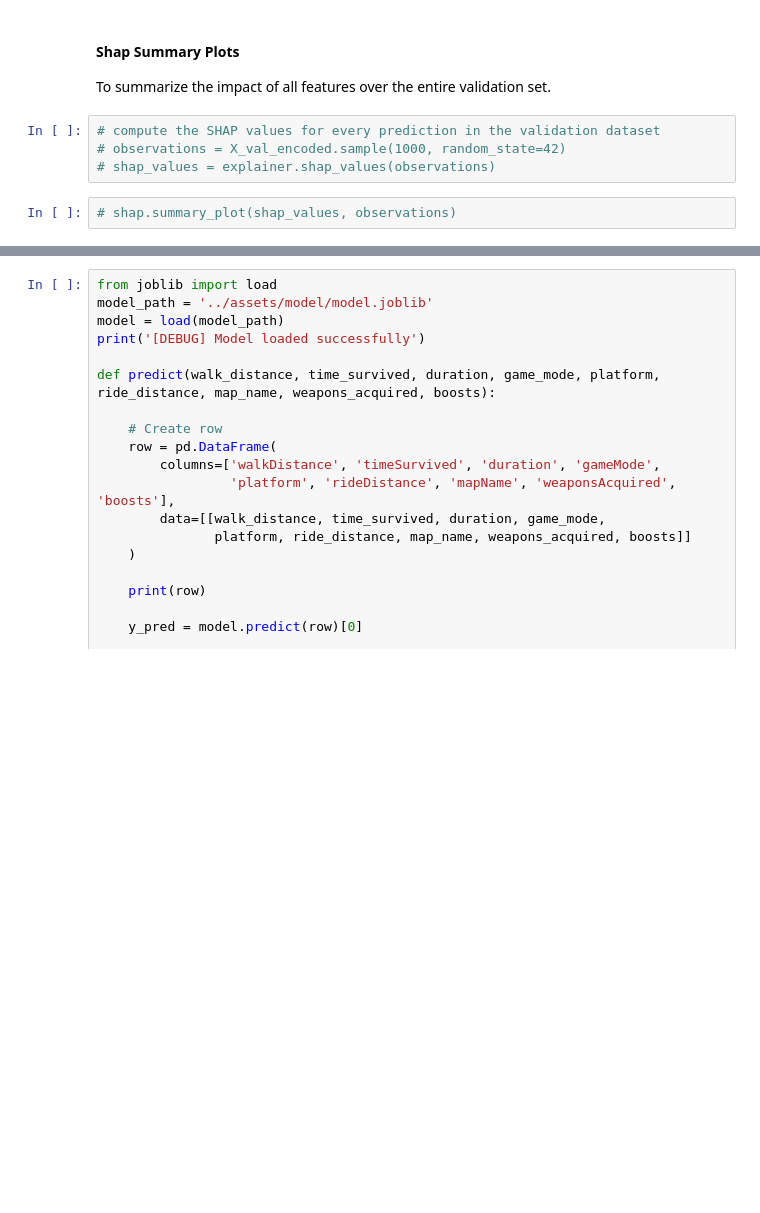
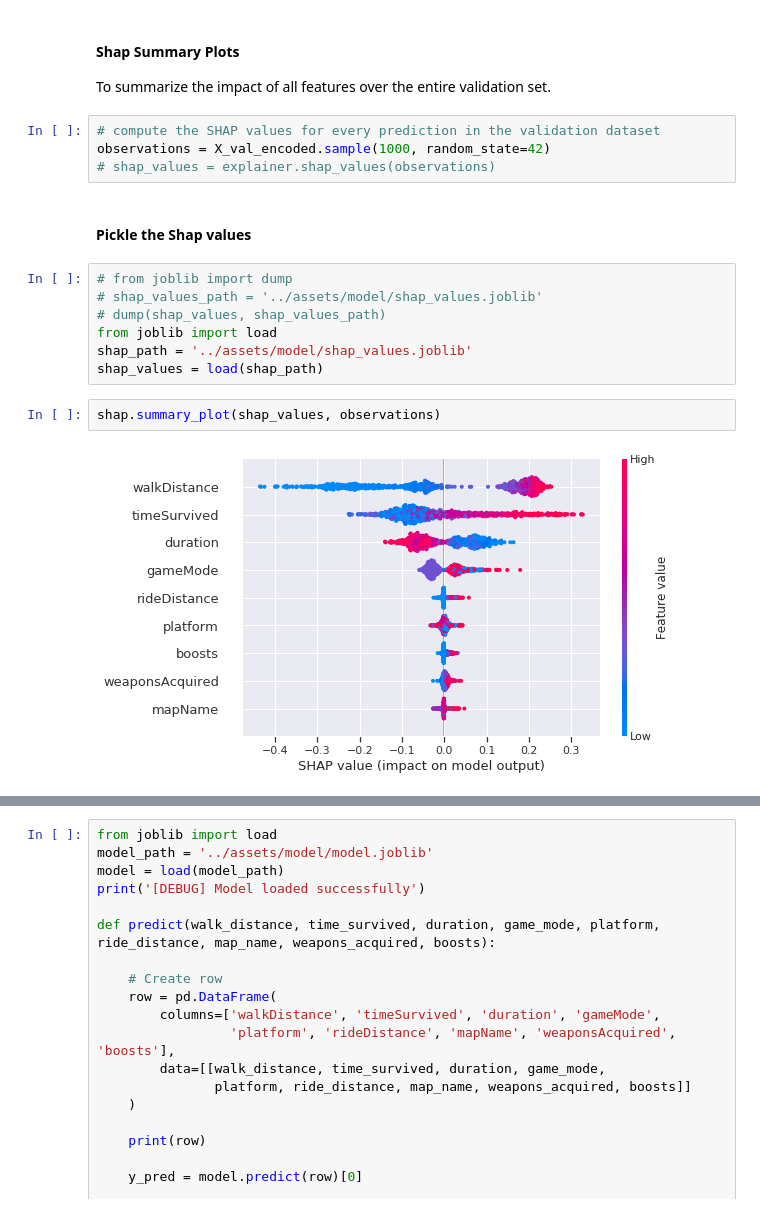
Before and after one commit to hurshd0/project-pubg, a Jupyter notebook: notebooks/02_pubg_tree_based_model_and_interpretability.ipynb, the cells around one changed output, grey strips where cells are left out. Cells and saved outputs as stored; diff of their text form; blank space fills up the shorter version.

```diff
--- a/notebooks/02_pubg_tree_based_model_and_interpretability.ipynb
+++ b/notebooks/02_pubg_tree_based_model_and_interpretability.ipynb
@@ -556,10 +555,21 @@ shap.force_plot(
 To summarize the impact of all features over the entire validation set.
 # %%
 # compute the SHAP values for every prediction in the validation dataset
-# observations = X_val_encoded.sample(1000, random_state=42)
+observations = X_val_encoded.sample(1000, random_state=42)
 # shap_values = explainer.shap_values(observations)
+# %% [markdown]
+#### Pickle the Shap values
+# %%
+# from joblib import dump
+# shap_values_path = '../assets/model/shap_values.joblib'
+# dump(shap_values, shap_values_path)
+from joblib import load
+shap_path = '../assets/model/shap_values.joblib'
+shap_values = load(shap_path)
 # %%
-# shap.summary_plot(shap_values, observations)
+shap.summary_plot(shap_values, observations)
+# %% [output]
+[figure, added]
 # %% [markdown]
 ![](https://i.imgur.com/9dpyGCo.png)
 # %%
```
Also changed, not shown: parts of 7 cells of this notebook, 1 other file.
